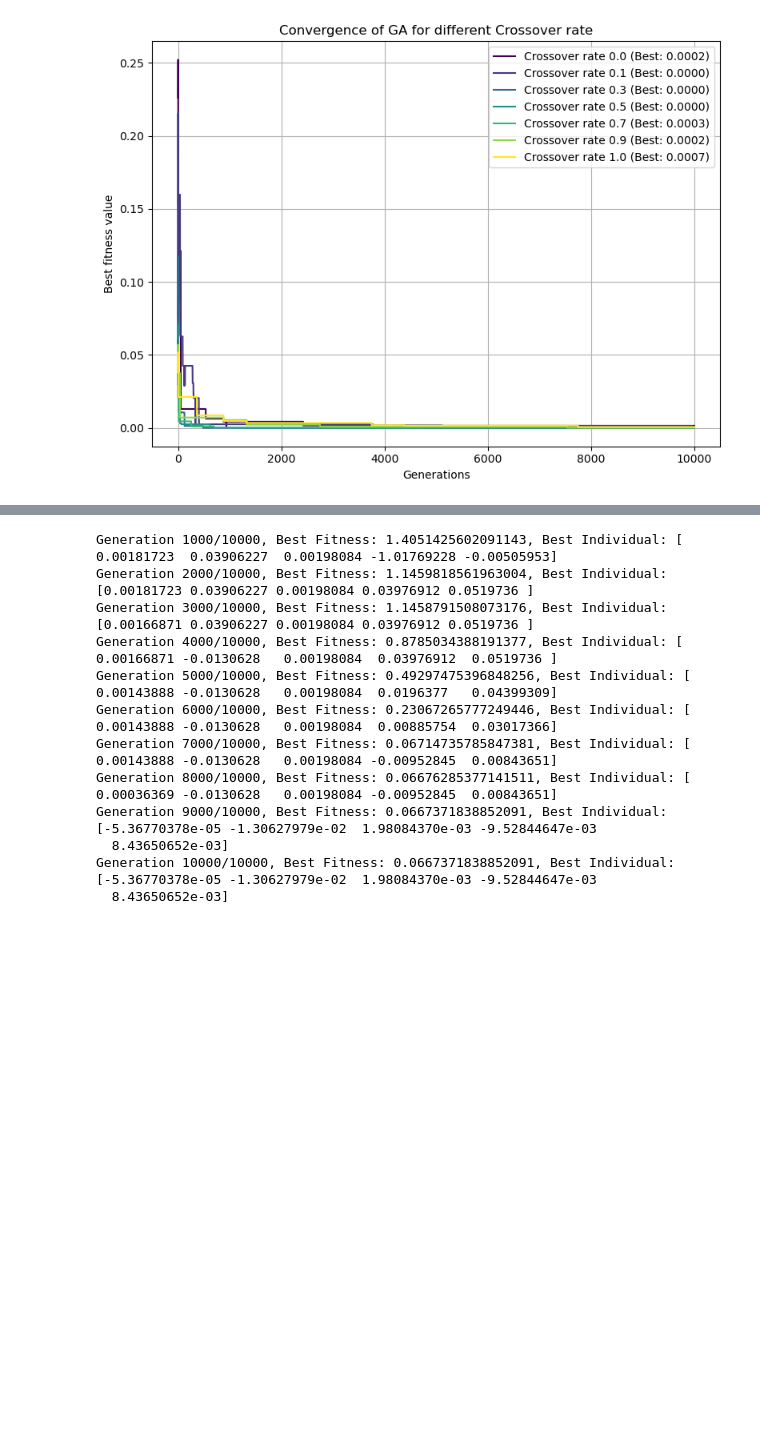
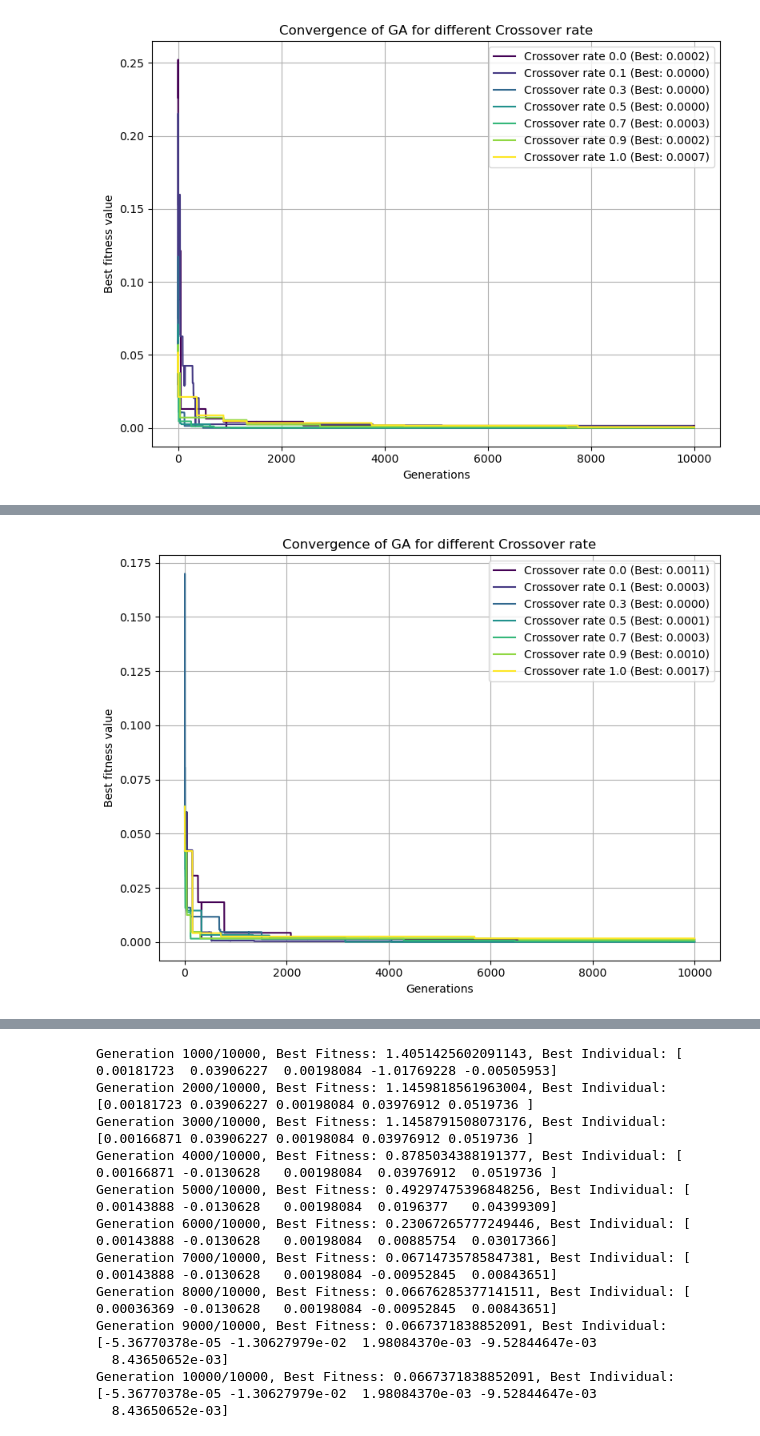
Before and after one commit to sienkozuzanna/miowad, a Jupyter notebook: EvolutionaryAlgorithms/ea1.ipynb, the cells around one changed output, grey strips where cells are left out. Cells and saved outputs as stored; diff of their text form; code cells hidden in the pictures; blank space fills up the shorter version.

```diff
--- a/EvolutionaryAlgorithms/ea1.ipynb
+++ b/EvolutionaryAlgorithms/ea1.ipynb
@@ -176,0 +359,12 @@ plot_fitness_histories(crossover_histories, parameter_name="Crossover rate", fig
+# %%
+crossover_rates = [0.0, 0.1, 0.3, 0.5, 0.7, 0.9, 1.0]
+crossover_results = []
+crossover_histories = []
+for crossover_rate in crossover_rates:
+    seed_everything(1234)
+    print(f"Running GA with crossover rate: {crossover_rate}")
+    ga = GeneticAlgorithm(dimension=3, population_size=100, fitness_function=test_function,
+                               mutation_rate=0.1, crossover_rate=crossover_rate, generations=10000)
+    best_solution, best_fitness, fitness_history = ga.run(eval_every=10000, early_stopping=False)
+    crossover_results.append((crossover_rate, best_fitness, best_solution))
+    crossover_histories.append((crossover_rate, fitness_history))
@@ -176,0 +386,4 @@ plot_fitness_histories(crossover_histories, parameter_name="Crossover rate", fig
+# %%
+plot_fitness_histories(crossover_histories, parameter_name="Crossover rate", figsize=(8, 6))
+# %% [output]
+[figure, added]
```
Also changed, not shown: parts of 47 cells of this notebook.
